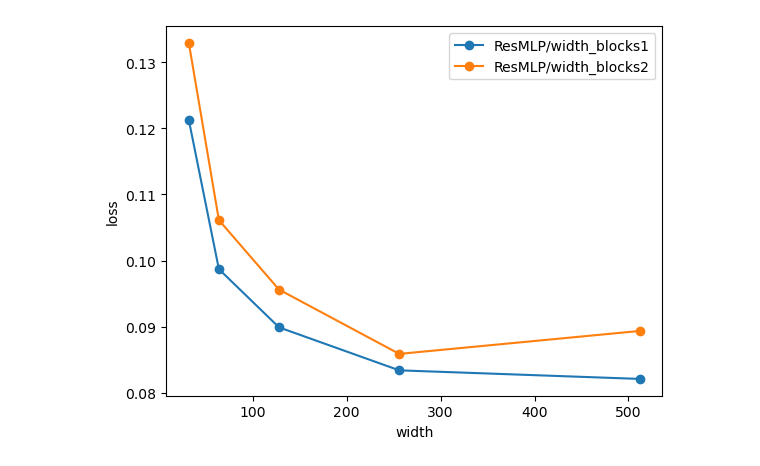
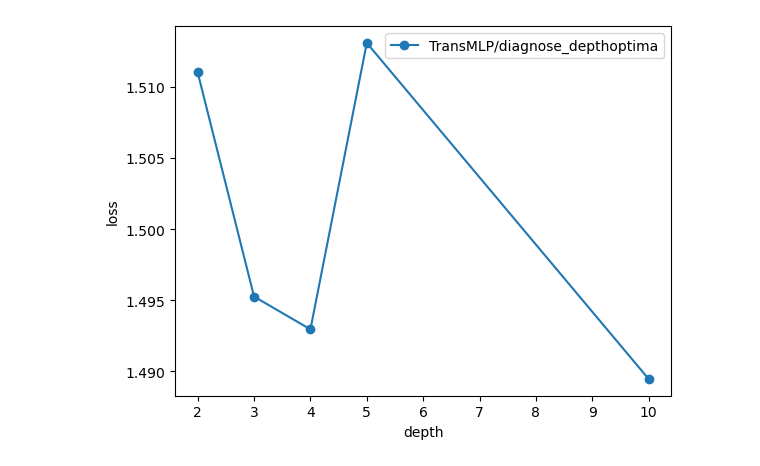
Before and after one commit to ashah01/Scaling-laws-framework, a Jupyter notebook: visualize.ipynb, the cells around one changed output. Saved outputs shown, nothing was run; the diff lists cells and outputs as text; code cells hidden in the pictures.

Commit message:
depth aint really working i'm ngl

```diff
--- a/visualize.ipynb
+++ b/visualize.ipynb
@@ -1,7 +1,7 @@
 # %%
 from plot import DataVisualizer
 # %%
-dv = DataVisualizer(["ResMLP/width_blocks1", "ResMLP/width_blocks2"])
-dv.visualize_data("width")
+dv = DataVisualizer(["TransMLP/diagnose_depthoptima"])
+dv.visualize_data("depth")
 # %% [output]
-[figure, old version]
+[figure, new version]
```
Also changed, not shown: parts of 6 cells of this notebook, 17 other files.
